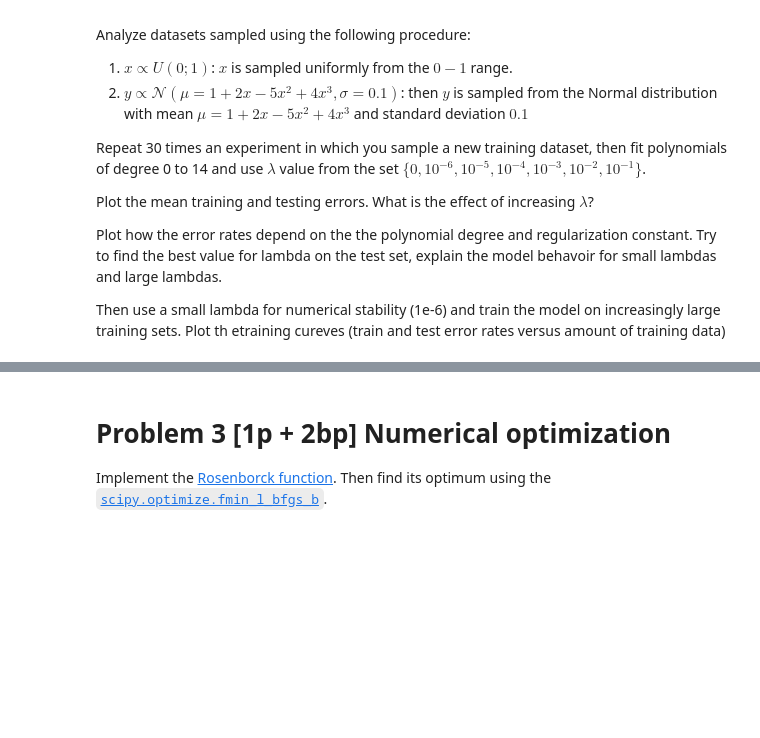
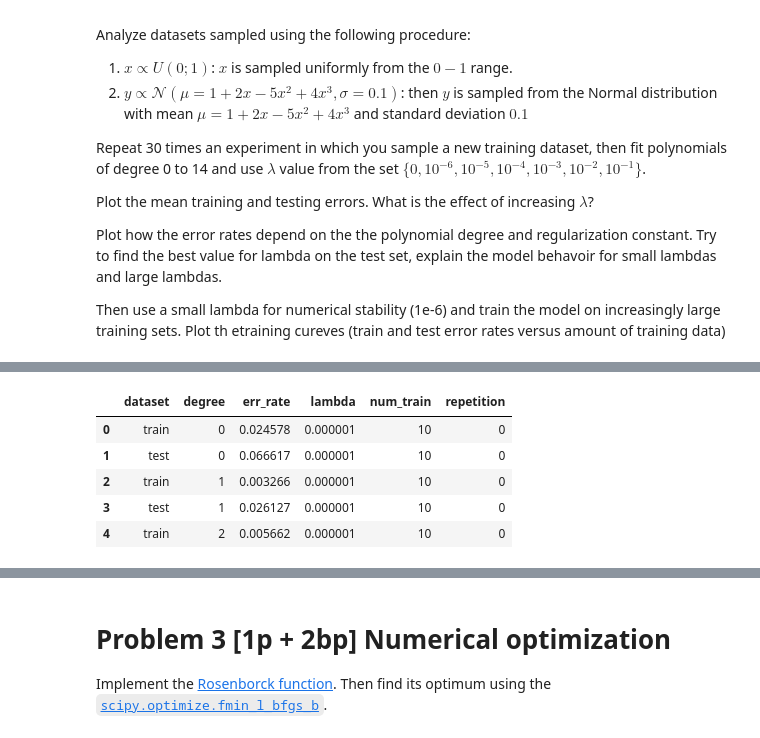
Before and after one commit to TheFebrin/DataScience, a Jupyter notebook: ML uni course/Assignment3/Assignment3.ipynb, the cells around one changed output, grey strips where cells are left out. Cells and saved outputs as stored; diff of their text form; code cells hidden in the pictures; blank space fills up the shorter version.

```diff
--- a/ML uni course/Assignment3/Assignment3.ipynb
+++ b/ML uni course/Assignment3/Assignment3.ipynb
@@ -301,0 +324,43 @@ Wall time: 11.4 s
+# %%
+%%time
+# generate new data
+num_test_samples = 100
+num_train_samples = np.arange(10, 1001, 10)
+lambdas = [0.000001]
+degrees = np.arange(15)
+num_repetitions = 30
+
+
+#sample a single test dataset for all experiments
+test_data = make_dataset(num_test_samples)
+results = []
+
+for (repetition,
+     num_train,
+     _lambda,
+     degree,) in itertools.product(
+         range(num_repetitions),
+         num_train_samples,
+         lambdas,
+         degrees):
+    train_data = make_dataset(num_train)
+    Theta = poly_fit(train_data, degree, _lambda)
+
+    train_err = cost_ridge(Theta, train_data[0], train_data[1], _lambda)
+    test_err = cost_ridge(Theta, test_data[0], test_data[1], _lambda)
+
+    results.append({'repetition': repetition,
+                    'num_train': num_train,
+                    'lambda': _lambda,
+                    'degree': degree,
+                    'dataset': 'train',
+                    'err_rate': train_err})
+    results.append({'repetition': repetition,
+                    'num_train': num_train,
+                    'lambda': _lambda,
+                    'degree': degree,
+                    'dataset': 'test',
+                    'err_rate': test_err})
+results_df = pd.DataFrame(results)
+results_df.head()
+# %% [output]
@@ -302 +368,7 @@ Wall time: 11.4 s
+|  | dataset | degree | err_rate | lambda | num_train | repetition |
+| 0 | train | 0 | 0.024578 | 0.000001 | 10 | 0 |
+| 1 | test | 0 | 0.066617 | 0.000001 | 10 | 0 |
+| 2 | train | 1 | 0.003266 | 0.000001 | 10 | 0 |
+| 3 | test | 1 | 0.026127 | 0.000001 | 10 | 0 |
+| 4 | train | 2 | 0.005662 | 0.000001 | 10 | 0 |
 # %%
```
Also changed, not shown: parts of 9 cells of this notebook.
